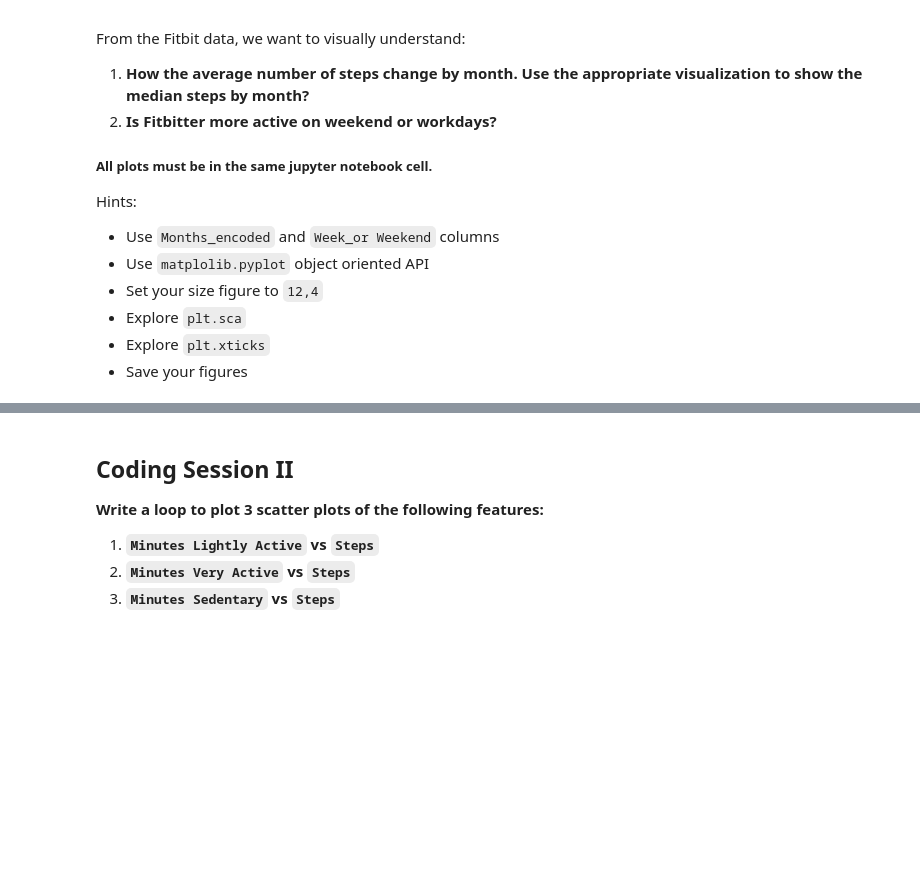
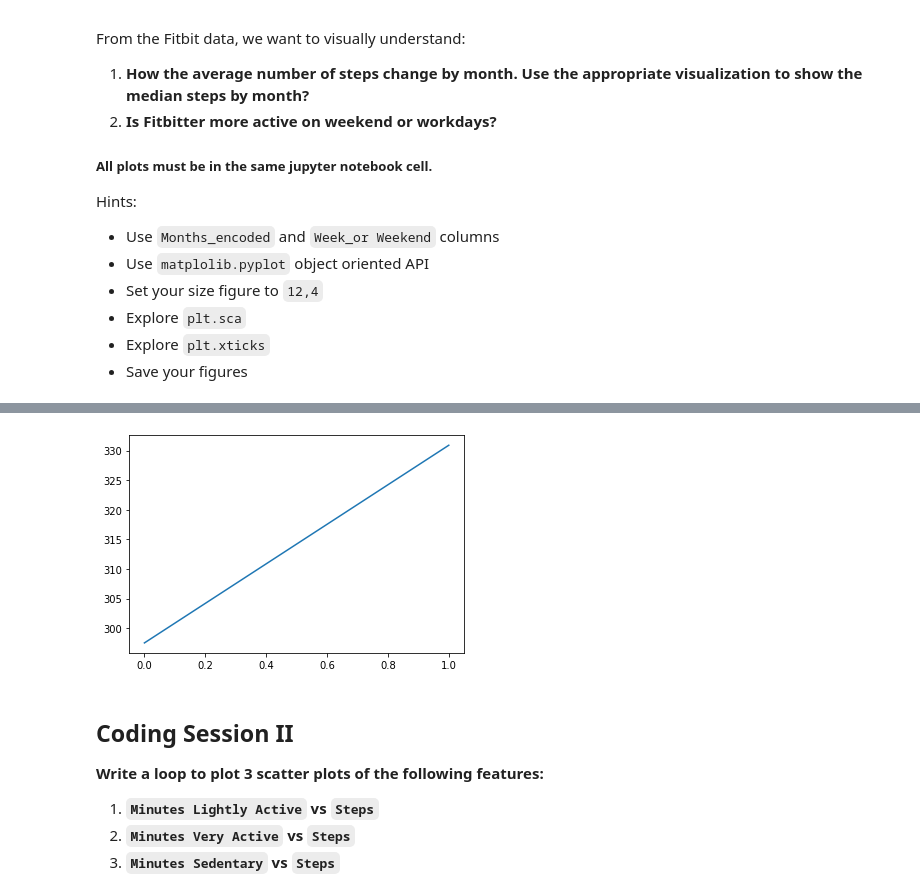
Before and after one commit to Ironhack-Part-Time-Enero2022/lab-visualization-extra, a Jupyter notebook: challenge-1.ipynb, the cells around one changed output, grey strips where cells are left out. Drawn from its saved outputs; the diff is of its cells as text; code cells hidden in the pictures; blank space fills up the shorter version.

```diff
--- a/challenge-1.ipynb
+++ b/challenge-1.ipynb
@@ -42,3 +65,9 @@ Hints:
+# %%
+descanso = pd.DataFrame(fitbit.groupby(["Work_or_Weekend"]) ["LengthOfRestInMinutes"].mean())
+
+plt.plot(descanso);
+# %% [output]
+[figure, added]
 # %% [markdown]
 ## Coding Session II
 
```
Also changed, not shown: parts of 7 cells of this notebook.
